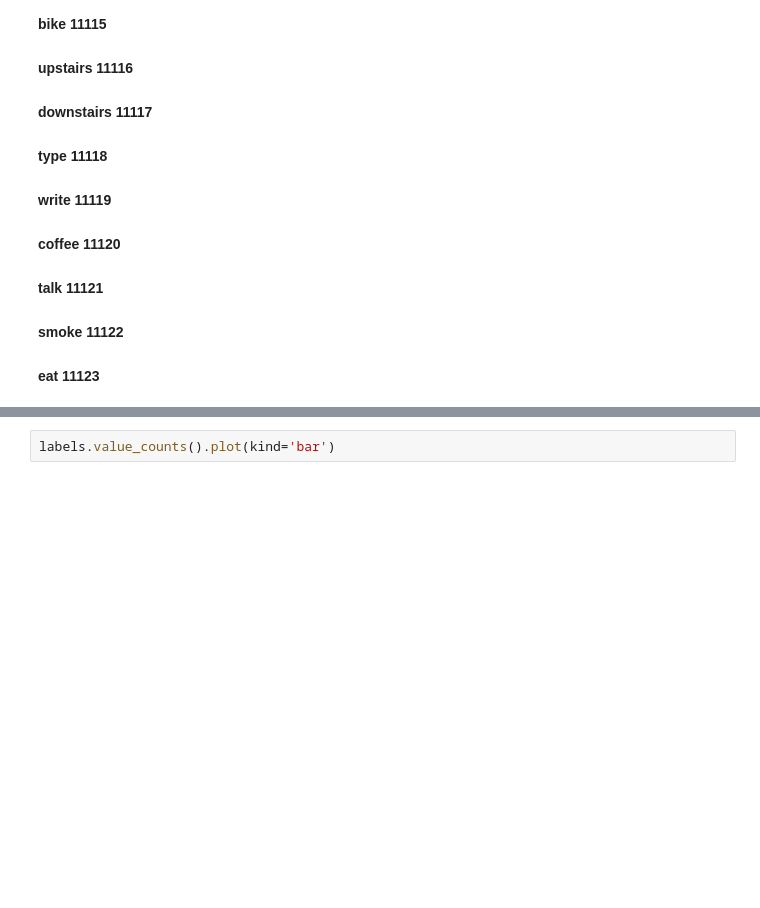
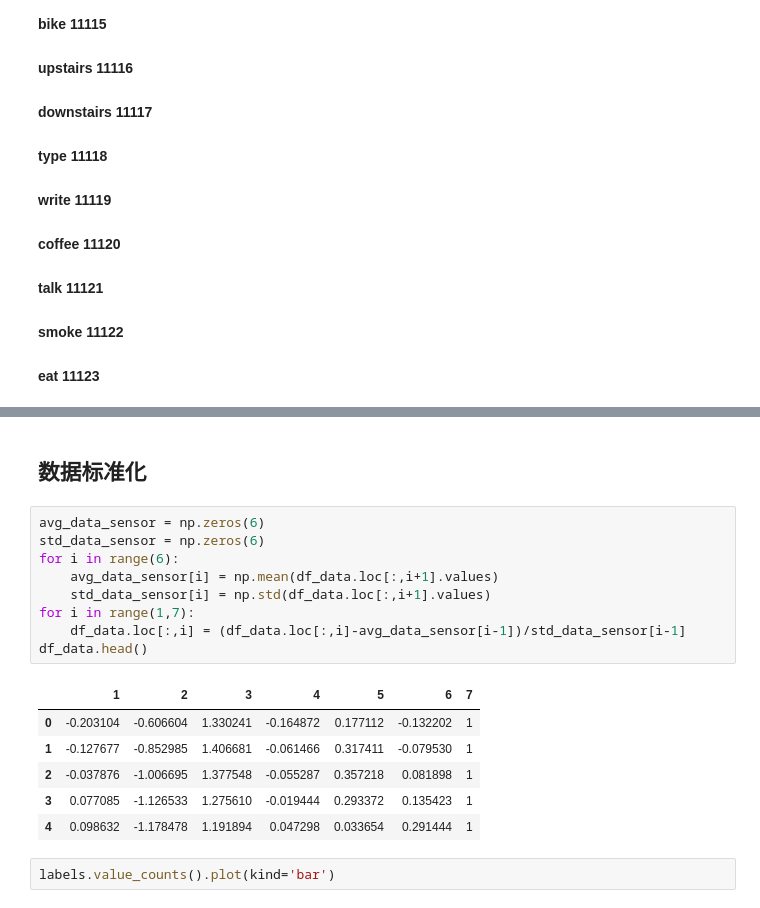
Before and after one commit to ByronGe/RecognitionProject, a Jupyter notebook: ComplexHumanActivityReconigion.ipynb, the cells around one changed output, grey strips where cells are left out. Cells and saved outputs as stored; diff of their text form; blank space fills up the shorter version.

```diff
--- a/ComplexHumanActivityReconigion.ipynb
+++ b/ComplexHumanActivityReconigion.ipynb
@@ -43,6 +45,24 @@ df_data.head()
 | 2 | 5.0531 | -9.4389 | 1.48460 | -0.054978 | 0.293520 | 0.097128 | 1 |
 | 3 | 5.4890 | -10.1610 | 1.10320 | -0.028405 | 0.244040 | 0.154550 | 1 |
 | 4 | 5.5707 | -10.4740 | 0.78998 | 0.021075 | 0.042761 | 0.321930 | 1 |
+# %% [markdown]
+## 数据标准化
+# %%
+avg_data_sensor = np.zeros(6)
+std_data_sensor = np.zeros(6)
+for i in range(6):
+    avg_data_sensor[i] = np.mean(df_data.loc[:,i+1].values)
+    std_data_sensor[i] = np.std(df_data.loc[:,i+1].values)
+for i in range(1,7):
+    df_data.loc[:,i] = (df_data.loc[:,i]-avg_data_sensor[i-1])/std_data_sensor[i-1]
+df_data.head()
+# %% [output]
+|  | 1 | 2 | 3 | 4 | 5 | 6 | 7 |
+| 0 | -0.203104 | -0.606604 | 1.330241 | -0.164872 | 0.177112 | -0.132202 | 1 |
+| 1 | -0.127677 | -0.852985 | 1.406681 | -0.061466 | 0.317411 | -0.079530 | 1 |
+| 2 | -0.037876 | -1.006695 | 1.377548 | -0.055287 | 0.357218 | 0.081898 | 1 |
+| 3 | 0.077085 | -1.126533 | 1.275610 | -0.019444 | 0.293372 | 0.135423 | 1 |
+| 4 | 0.098632 | -1.178478 | 1.191894 | 0.047298 | 0.033654 | 0.291444 | 1 |
 # %%
 labels.value_counts().plot(kind='bar')
 # %% [output]
```
Also changed, not shown: parts of 3 cells of this notebook.
